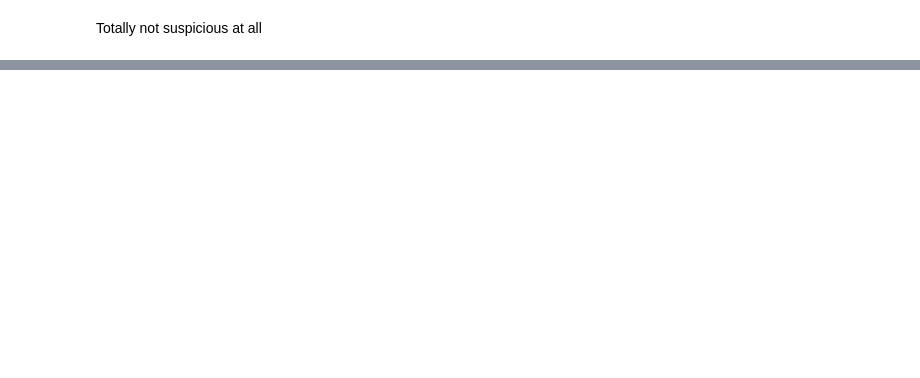
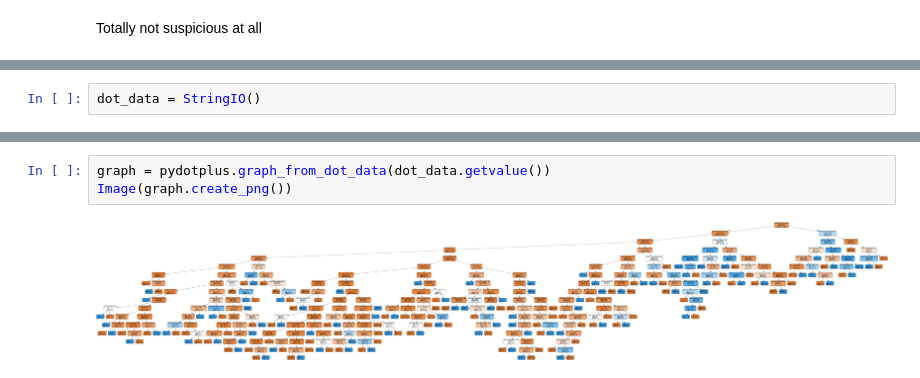
Before and after one commit to PaulWill92/Predicting_Churn, a Jupyter notebook: notebooks/Baseline_model.ipynb, the cells around one changed output, grey strips where cells are left out. Saved outputs shown, nothing was run; the diff lists cells and outputs as text; blank space fills up the shorter version.

```diff
--- a/notebooks/Baseline_model.ipynb
+++ b/notebooks/Baseline_model.ipynb
@@ -217,0 +227,2 @@ Totally not suspicious at all
+# %%
+dot_data = StringIO()
@@ -217,0 +238,5 @@ Totally not suspicious at all
+# %%
+graph = pydotplus.graph_from_dot_data(dot_data.getvalue())
+Image(graph.create_png())
+# %% [output]
+[figure, added]
```
Also changed, not shown: parts of 6 cells of this notebook, 2 other files.
